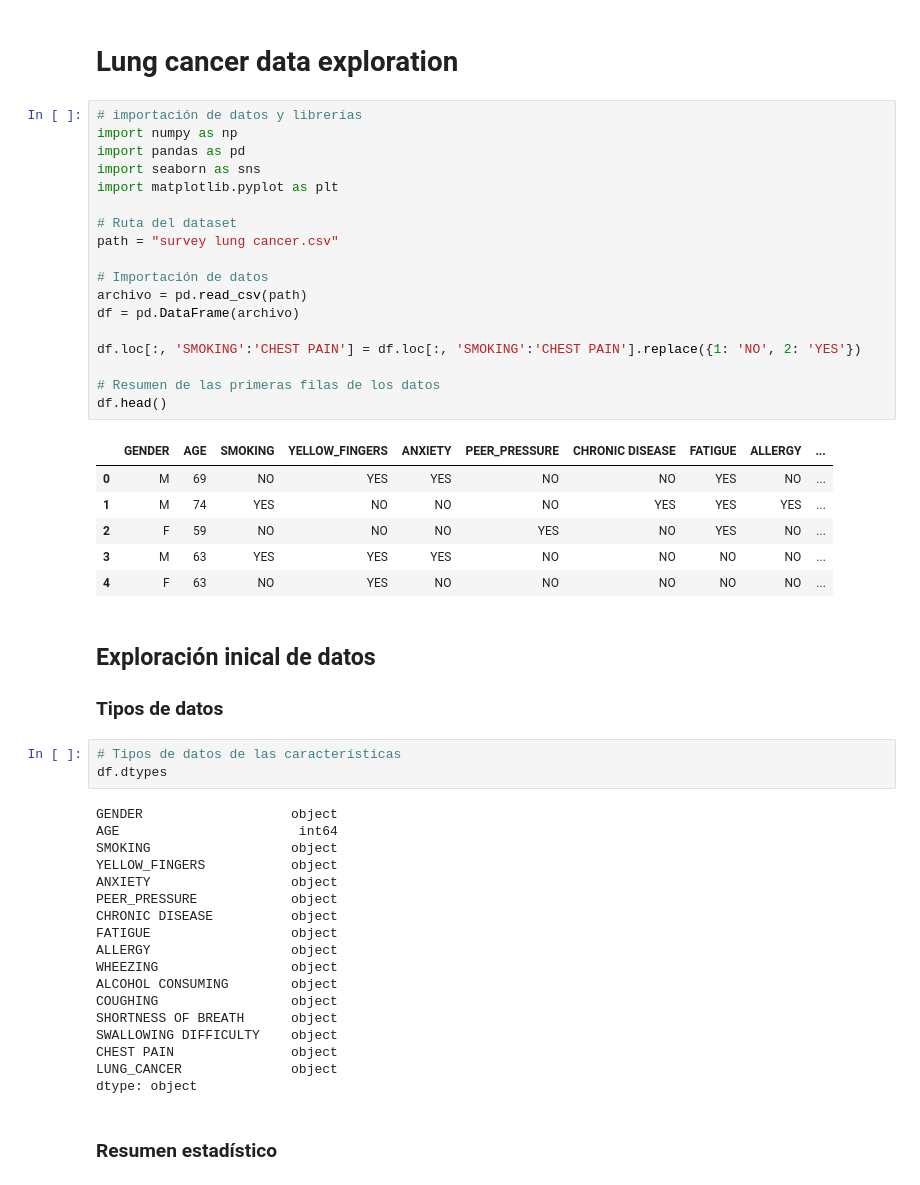
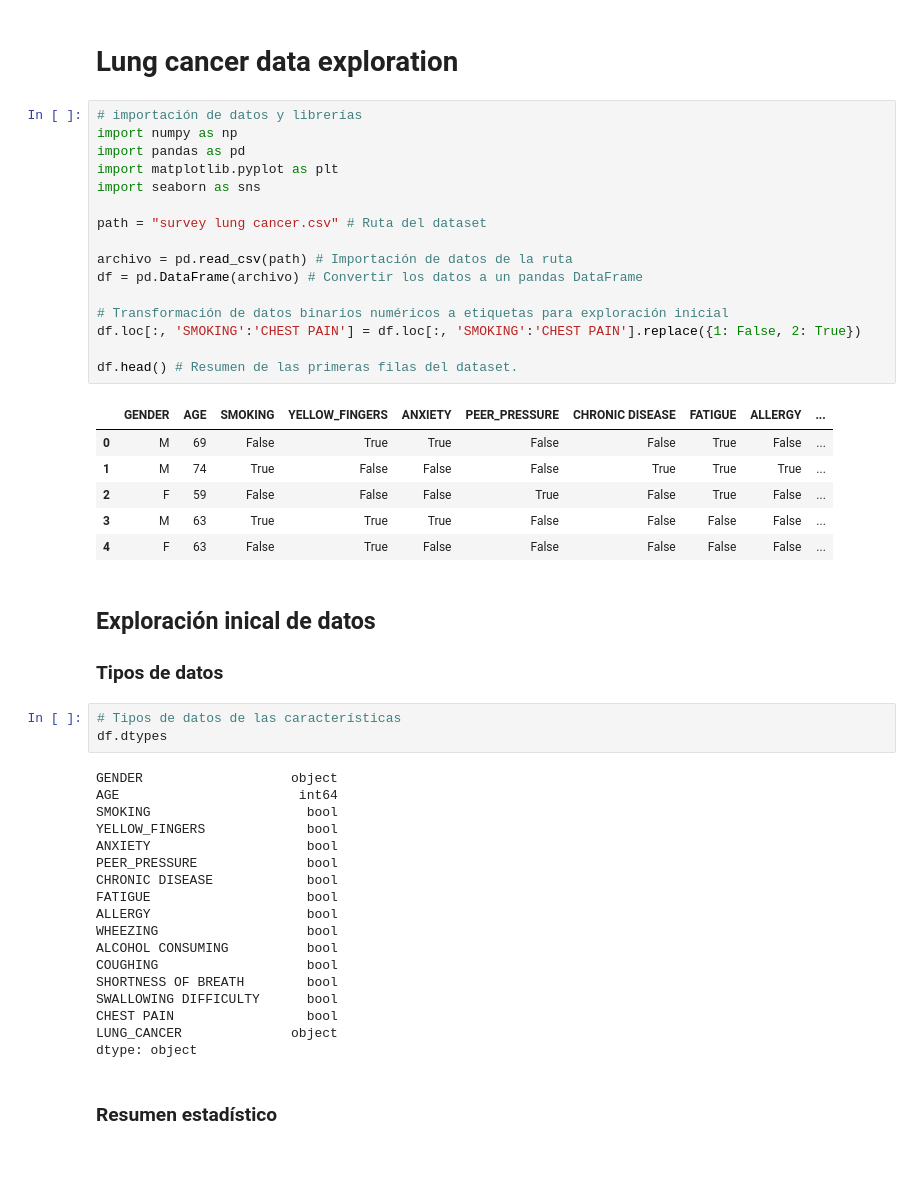
Before and after one commit to Sebastian-Cely/Lung-cancer-prediction, a Jupyter notebook: data_exploration.ipynb, the cells around one changed output. Saved outputs shown, nothing was run; the diff lists cells and outputs as text.

```diff
--- a/data_exploration.ipynb
+++ b/data_exploration.ipynb
@@ -3,28 +3,26 @@
 # %%
 # importación de datos y librerías
 import numpy as np
 import pandas as pd
+import matplotlib.pyplot as plt
 import seaborn as sns
-import matplotlib.pyplot as plt
 
-# Ruta del dataset
-path = "survey lung cancer.csv"
+path = "survey lung cancer.csv" # Ruta del dataset
 
-# Importación de datos
-archivo = pd.read_csv(path)
-df = pd.DataFrame(archivo)
+archivo = pd.read_csv(path) # Importación de datos de la ruta
+df = pd.DataFrame(archivo) # Convertir los datos a un pandas DataFrame
 
-df.loc[:, 'SMOKING':'CHEST PAIN'] = df.loc[:, 'SMOKING':'CHEST PAIN'].replace({1: 'NO', 2: 'YES'})
+# Transformación de datos binarios numéricos a etiquetas para exploración inicial
+df.loc[:, 'SMOKING':'CHEST PAIN'] = df.loc[:, 'SMOKING':'CHEST PAIN'].replace({1: False, 2: True})
 
-# Resumen de las primeras filas de los datos
-df.head()
+df.head() # Resumen de las primeras filas del dataset.
 # %% [output]
 |  | GENDER | AGE | SMOKING | YELLOW_FINGERS | ANXIETY | PEER_PRESSURE | CHRONIC DISEASE | FATIGUE | ALLERGY | ... |
-| 0 | M | 69 | NO | YES | YES | NO | NO | YES | NO | ... |
-| 1 | M | 74 | YES | NO | NO | NO | YES | YES | YES | ... |
-| 2 | F | 59 | NO | NO | NO | YES | NO | YES | NO | ... |
-| 3 | M | 63 | YES | YES | YES | NO | NO | NO | NO | ... |
-| 4 | F | 63 | NO | YES | NO | NO | NO | NO | NO | ... |
+| 0 | M | 69 | False | True | True | False | False | True | False | ... |
+| 1 | M | 74 | True | False | False | False | True | True | True | ... |
+| 2 | F | 59 | False | False | False | True | False | True | False | ... |
+| 3 | M | 63 | True | True | True | False | False | False | False | ... |
+| 4 | F | 63 | False | True | False | False | False | False | False | ... |
 # %% [markdown]
 ## Exploración inical de datos
 
@@ -35,19 +33,19 @@ df.dtypes
 # %% [output]
 GENDER                   object
 AGE                       int64
-SMOKING                  object
-YELLOW_FINGERS           object
-ANXIETY                  object
-PEER_PRESSURE            object
-CHRONIC DISEASE          object
-FATIGUE                  object
-ALLERGY                  object
-WHEEZING                 object
-ALCOHOL CONSUMING        object
-COUGHING                 object
-SHORTNESS OF BREATH      object
-SWALLOWING DIFFICULTY    object
-CHEST PAIN               object
+SMOKING                    bool
+YELLOW_FINGERS             bool
+ANXIETY                    bool
+PEER_PRESSURE              bool
+CHRONIC DISEASE            bool
+FATIGUE                    bool
+ALLERGY                    bool
+WHEEZING                   bool
+ALCOHOL CONSUMING          bool
+COUGHING                   bool
+SHORTNESS OF BREATH        bool
+SWALLOWING DIFFICULTY      bool
+CHEST PAIN                 bool
 LUNG_CANCER              object
 dtype: object
 # %% [markdown]
```
Also changed, not shown: parts of 28 cells of this notebook, 1 other file.
